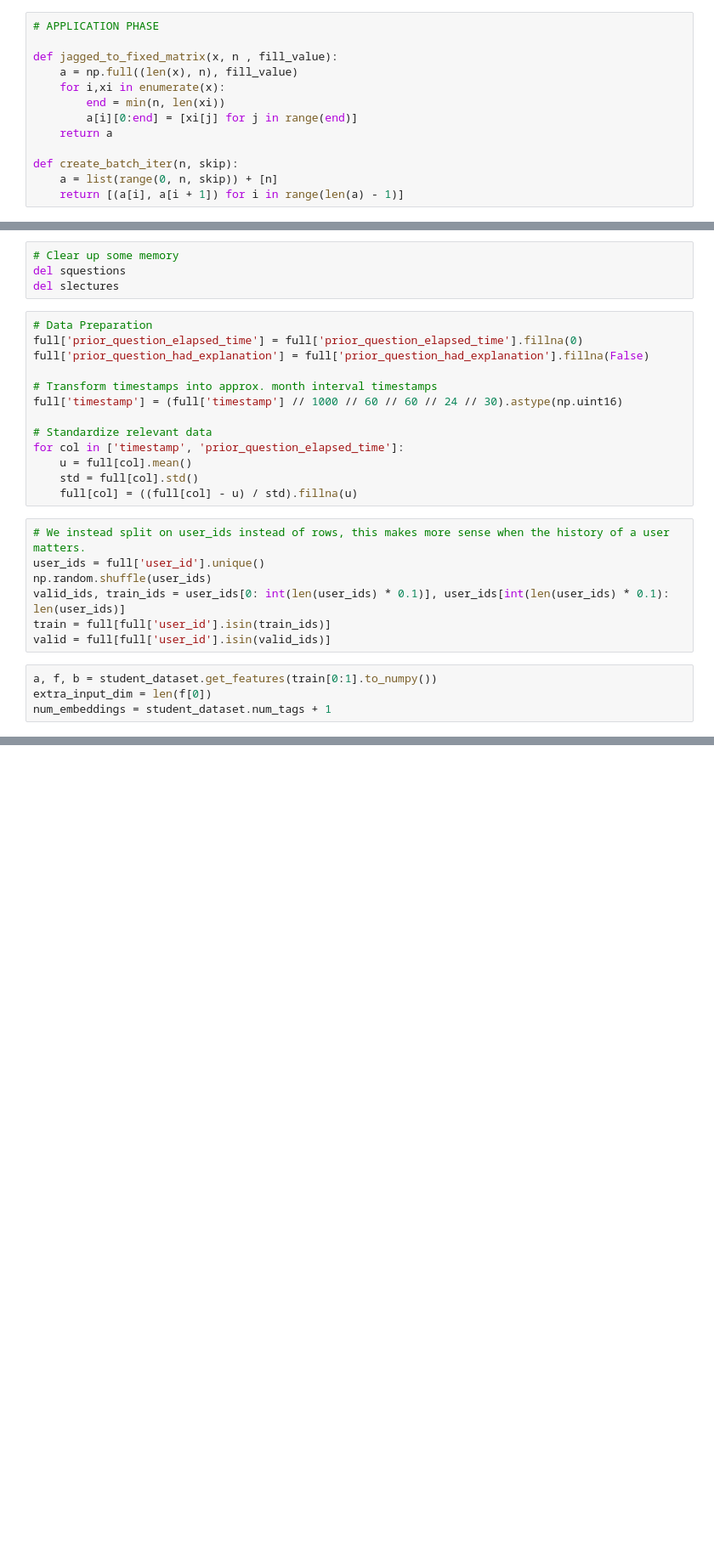
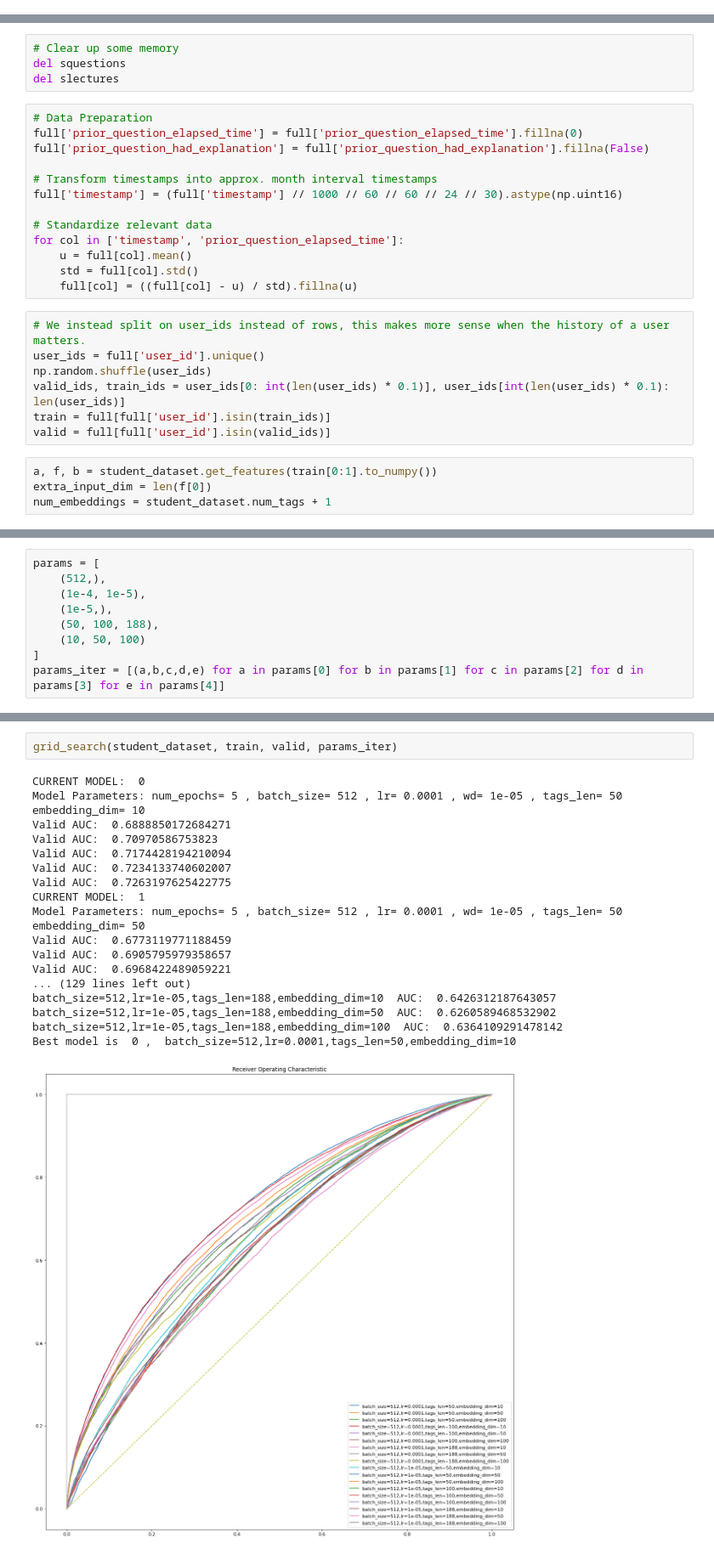
Before and after one commit to dscrawford/CS6364Project, a Jupyter notebook: project.ipynb, the cells around one changed output, grey strips where cells are left out. Shown at 85% size. Saved outputs shown, nothing was run; the diff lists cells and outputs as text; blank space fills up the shorter version.

Commit message:
Grid Search Results

```diff
--- a/project.ipynb
+++ b/project.ipynb
@@ -268,13 +274,0 @@ del activity_grp
-# %%
-# APPLICATION PHASE
-
-def jagged_to_fixed_matrix(x, n , fill_value):
-    a = np.full((len(x), n), fill_value)
-    for i,xi in enumerate(x):
-        end = min(n, len(xi))
-        a[i][0:end] = [xi[j] for j in range(end)]
-    return a
-
-def create_batch_iter(n, skip):
-    a = list(range(0, n, skip)) + [n]
-    return [(a[i], a[i + 1]) for i in range(len(a) - 1)]
@@ -423,0 +397,9 @@ torch.save({
+# %%
+params = [
+    (512,),
+    (1e-4, 1e-5),
+    (1e-5,),
+    (50, 100, 188),
+    (10, 50, 100)
+]
+params_iter = [(a,b,c,d,e) for a in params[0] for b in params[1] for c in params[2] for d in params[3] for e in params[4]]
@@ -423,0 +461,21 @@ torch.save({
+# %%
+grid_search(student_dataset, train, valid, params_iter)
+# %% [output]
+CURRENT MODEL:  0
+Model Parameters: num_epochs= 5 , batch_size= 512 , lr= 0.0001 , wd= 1e-05 , tags_len= 50 embedding_dim= 10
+Valid AUC:  0.6888850172684271
+Valid AUC:  0.70970586753823
+Valid AUC:  0.7174428194210094
+Valid AUC:  0.7234133740602007
+Valid AUC:  0.7263197625422775
+CURRENT MODEL:  1
+Model Parameters: num_epochs= 5 , batch_size= 512 , lr= 0.0001 , wd= 1e-05 , tags_len= 50 embedding_dim= 50
+Valid AUC:  0.6773119771188459
+Valid AUC:  0.6905795979358657
+Valid AUC:  0.6968422489059221
+... (129 lines left out)
+batch_size=512,lr=1e-05,tags_len=188,embedding_dim=10  AUC:  0.6426312187643057
+batch_size=512,lr=1e-05,tags_len=188,embedding_dim=50  AUC:  0.6260589468532902
+batch_size=512,lr=1e-05,tags_len=188,embedding_dim=100  AUC:  0.6364109291478142
+Best model is  0 ,  batch_size=512,lr=0.0001,tags_len=50,embedding_dim=10
+[figure, added]
```
Also changed, not shown: parts of 14 cells of this notebook.
